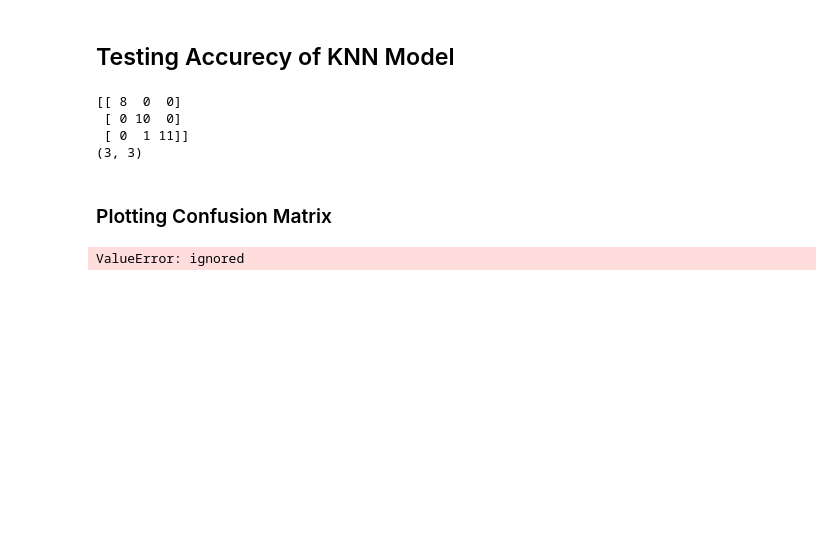
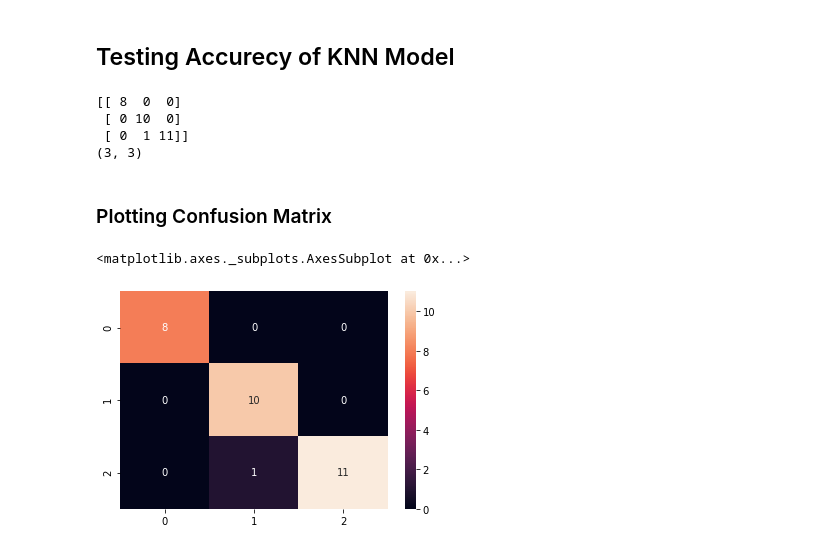
Before and after one commit to abidshafee/DataScienceYouTubeTutorials, a Jupyter notebook: KNN_Classification.ipynb, the cells around one changed output. Drawn from its saved outputs; the diff is of its cells as text; code cells hidden in the pictures; blank space fills up the shorter version.

```diff
--- a/KNN_Classification.ipynb
+++ b/KNN_Classification.ipynb
@@ -195,19 +195,11 @@ print(conf_matrix.shape)
 (3, 3)
 # %% [markdown]
 ### Plotting Confusion Matrix
-# %%
-# labels = ['Iris-setosa', 'Iris-versicolor', 'Iris-virginica']
-# labels = np.asarray(labels).reshape(3,3)
-
-
-labels  = {'precision':0,
-             'recall':1,
-             'f1-score':2
-}
-
-sns.heatmap(conf_matrix, annot=labels)
-# %% [output]
-ValueError: ignored
+# %%
+sns.heatmap(conf_matrix, annot=True)
+# %% [output]
+<matplotlib.axes._subplots.AxesSubplot at 0x...>
+[figure, added]
 # %%
 print(classification_report(y_test, prediction))
 # %% [output]
```
Also changed, not shown: parts of 5 cells of this notebook.
